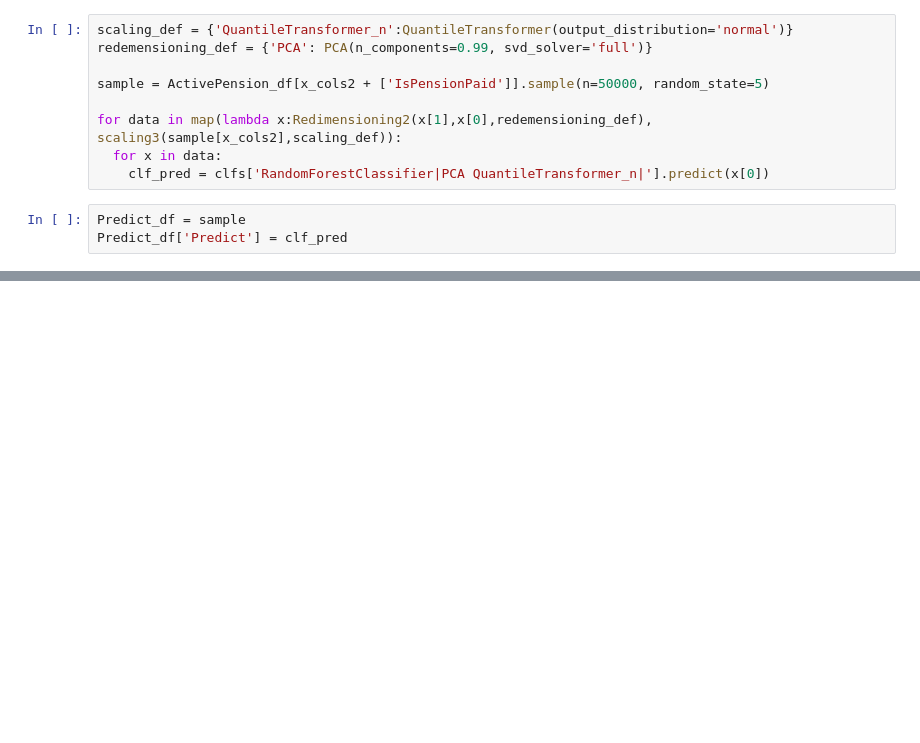
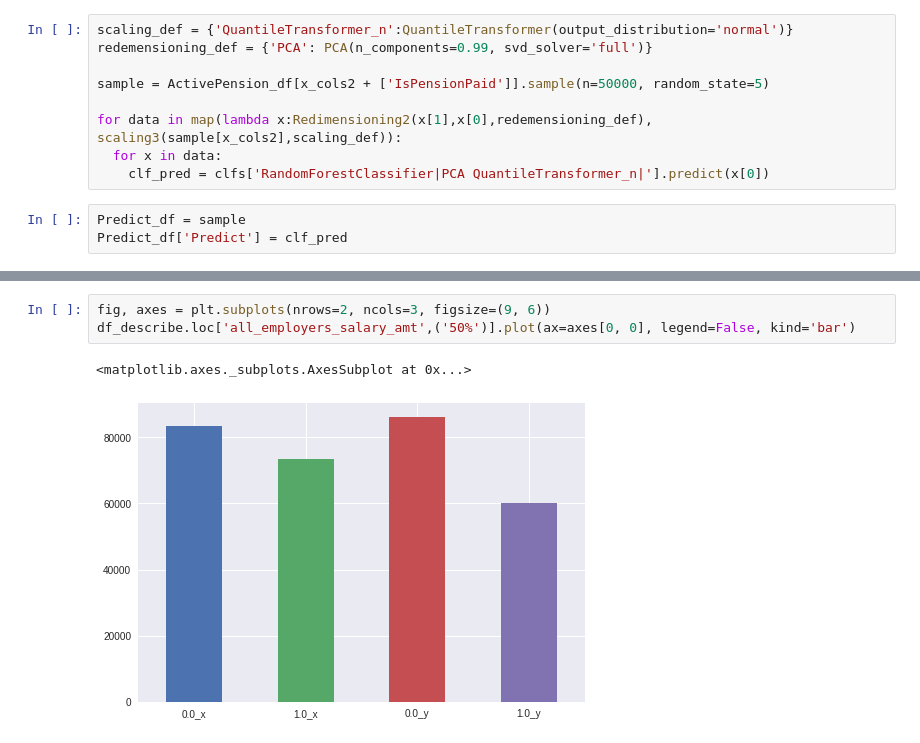
Before and after one commit to akaicomet/NJOITOpenDataCenter, a Jupyter notebook: NJOITOpenDataCenter_Pension_Record_ModelEaluating.ipynb, the cells around one changed output, grey strips where cells are left out. Drawn from its saved outputs; the diff is of its cells as text; blank space fills up the shorter version.

```diff
--- a/NJOITOpenDataCenter_Pension_Record_ModelEaluating.ipynb
+++ b/NJOITOpenDataCenter_Pension_Record_ModelEaluating.ipynb
@@ -183,0 +221,6 @@ Predict_df[Predict_df['IsPensionPaid'] != Predict_df['Predict']]
+# %%
+fig, axes = plt.subplots(nrows=2, ncols=3, figsize=(9, 6))
+df_describe.loc['all_employers_salary_amt',('50%')].plot(ax=axes[0, 0], legend=False, kind='bar')
+# %% [output]
+<matplotlib.axes._subplots.AxesSubplot at 0x...>
+[figure, added]
```
Also changed, not shown: parts of 8 cells of this notebook.
